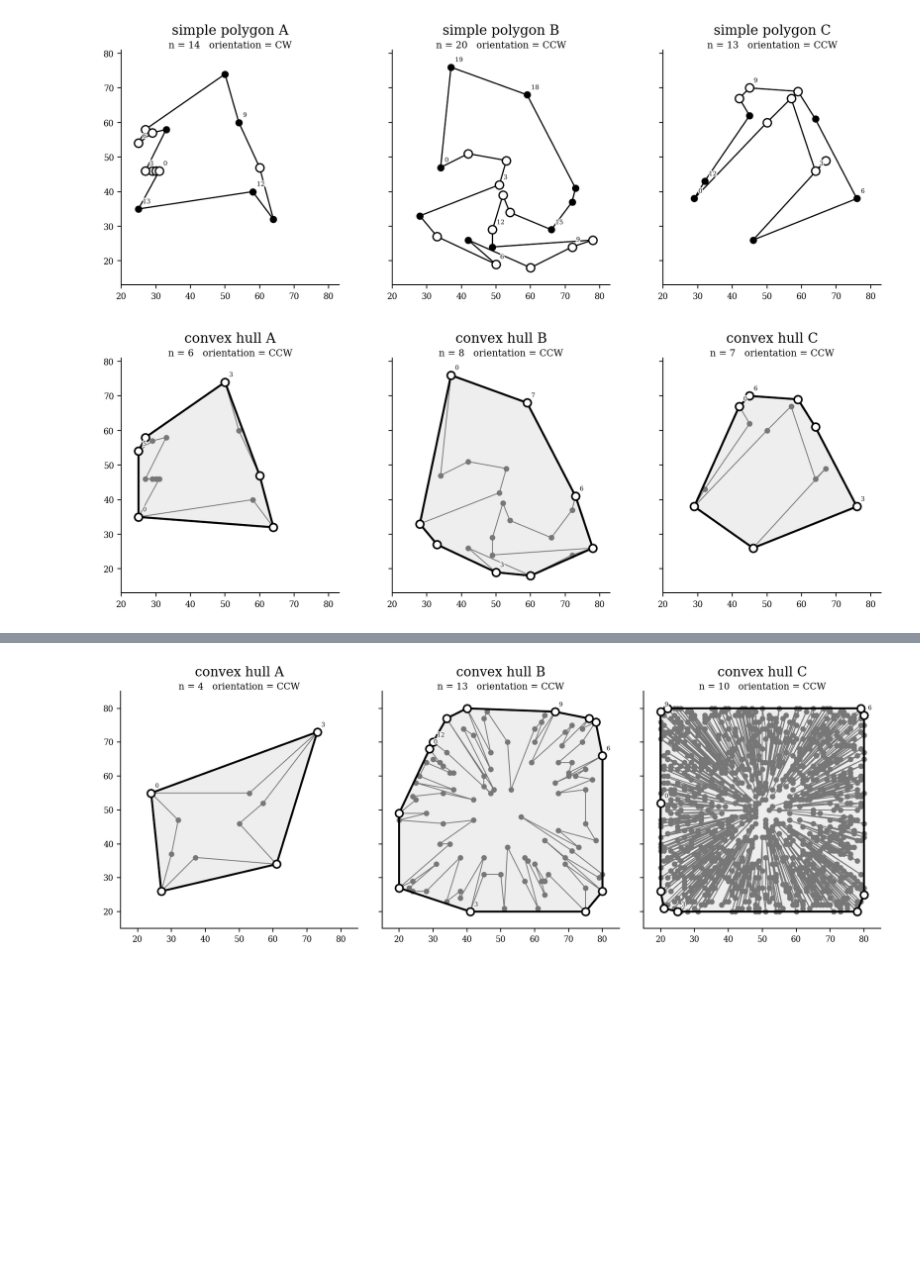
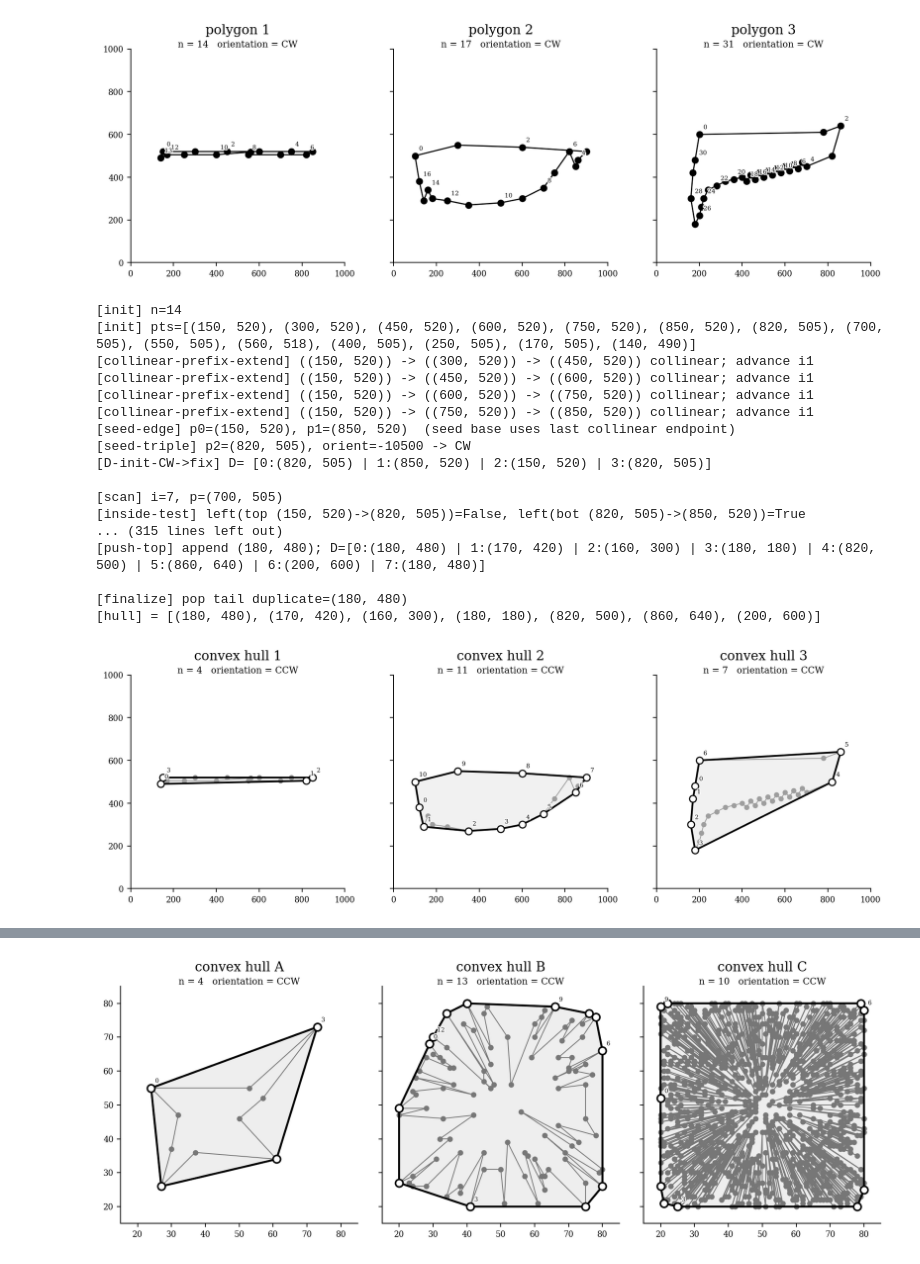
Before and after one commit to Guo-c-y/SHT_CG2_HW1, a Jupyter notebook: code/Problem1.ipynb, the cells around one changed output, grey strips where cells are left out. Drawn from its saved outputs; the diff is of its cells as text; code cells hidden in the pictures; blank space fills up the shorter version.

```diff
--- a/code/Problem1.ipynb
+++ b/code/Problem1.ipynb
@@ -112,22 +8,0 @@ def melkman_convex_hull(polygon, test: bool = False):
-# %%
-# 生成三类 polygon，并分别获得插入点集合
-PolyA, MarkA = generate_with_marks("A")
-PolyB, MarkB = generate_with_marks("B")
-PolyC, MarkC = generate_with_marks("C")
-
-Polys = [PolyA, PolyB, PolyC]
-Marks = [MarkA, MarkB, MarkC]
-Polys_Marks = [(PolyA, MarkA), (PolyB, MarkB), (PolyC, MarkC)]
-
-render_triptych_from_polys(Polys_Marks)
-# %% [output]
-[figure, removed]
-# %%
-HullA = melkman_convex_hull(PolyA)
-HullB = melkman_convex_hull(PolyB)
-HullC = melkman_convex_hull(PolyC)
-
-Polys_and_Hulls = [(PolyA,HullA), (PolyB,HullB), (PolyC,HullC)]
-render_triptych_hulls(Polys_and_Hulls)
-# %% [output]
-[figure, removed]
@@ -133,0 +101,45 @@ render_triptych_hulls(Polys_and_Hulls)
+# %%
+Polys = load_polys_cases()
+Poly1, Poly2, Poly3 = Polys[0], Polys[1], Polys[2]
+
+render_ploys(
+    ploys = Polys,
+    mark_every = 2,
+    coord_range = 1000,
+    cols_per_row = 3,
+)
+
+Hull1 = melkman_convex_hull(Poly1)
+Hull2 = melkman_convex_hull(Poly2)
+Hull3 = melkman_convex_hull(Poly3)
+
+Hulls = [Hull1, Hull2, Hull3]
+
+render_hulls(
+    hulls = Hulls,
+    polys = Polys,
+    mark_every_poly = 0,
+    mark_every_hull= 1,
+    coord_range = 1000,
+    cols_per_row = 3,
+)
+# %% [output]
+[figure, added]
+[init] n=14
+[init] pts=[(150, 520), (300, 520), (450, 520), (600, 520), (750, 520), (850, 520), (820, 505), (700, 505), (550, 505), (560, 518), (400, 505), (250, 505), (170, 505), (140, 490)]
+[collinear-prefix-extend] ((150, 520)) -> ((300, 520)) -> ((450, 520)) collinear; advance i1
+[collinear-prefix-extend] ((150, 520)) -> ((450, 520)) -> ((600, 520)) collinear; advance i1
+[collinear-prefix-extend] ((150, 520)) -> ((600, 520)) -> ((750, 520)) collinear; advance i1
+[collinear-prefix-extend] ((150, 520)) -> ((750, 520)) -> ((850, 520)) collinear; advance i1
+[seed-edge] p0=(150, 520), p1=(850, 520)  (seed base uses last collinear endpoint)
+[seed-triple] p2=(820, 505), orient=-10500 -> CW
+[D-init-CW->fix] D= [0:(820, 505) | 1:(850, 520) | 2:(150, 520) | 3:(820, 505)]
+
+[scan] i=7, p=(700, 505)
+[inside-test] left(top (150, 520)->(820, 505))=False, left(bot (820, 505)->(850, 520))=True
+... (315 lines left out)
+[push-top] append (180, 480); D=[0:(180, 480) | 1:(170, 420) | 2:(160, 300) | 3:(180, 180) | 4:(820, 500) | 5:(860, 640) | 6:(200, 600) | 7:(180, 480)]
+
+[finalize] pop tail duplicate=(180, 480)
+[hull] = [(180, 480), (170, 420), (160, 300), (180, 180), (820, 500), (860, 640), (200, 600)]
+[figure, added]
```
Also changed, not shown: parts of 7 cells of this notebook, 4 other files.
